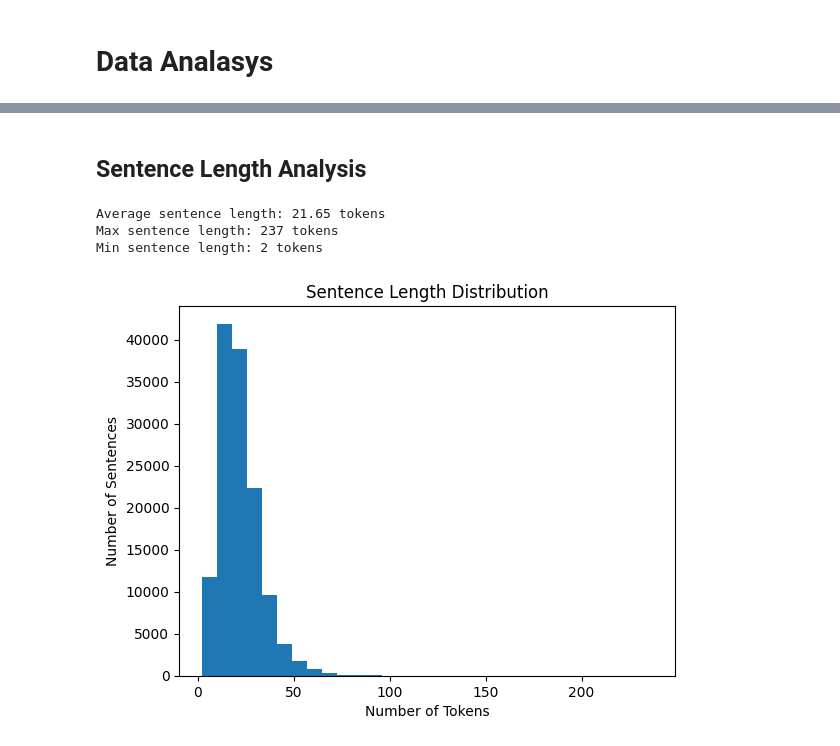
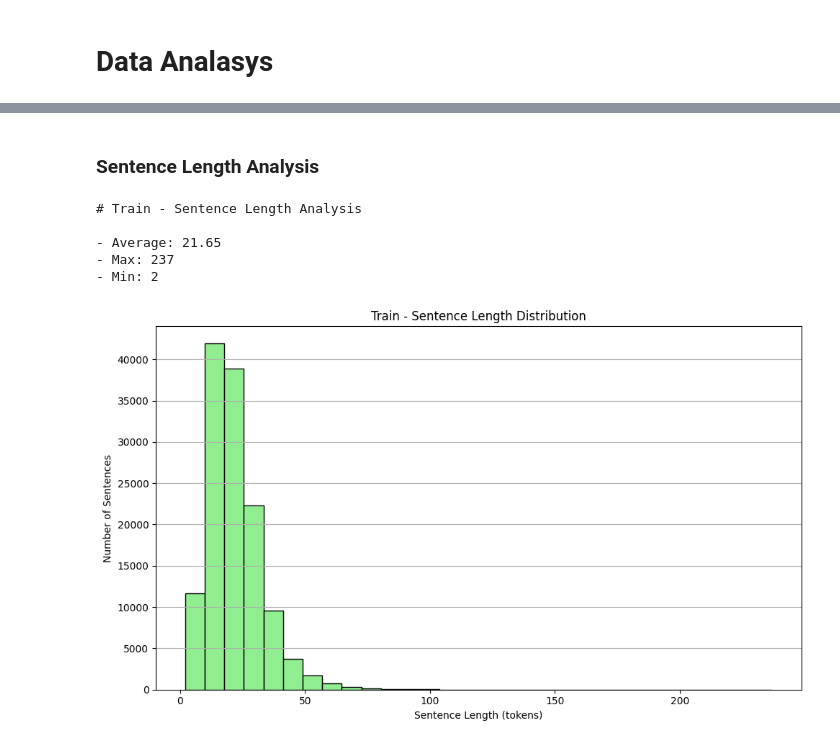
Before and after one commit to auphong2707/nlp-ner, a Jupyter notebook: EDA.ipynb, the cells around one changed output, grey strips where cells are left out. Cells and saved outputs as stored; diff of their text form; code cells hidden in the pictures.

```diff
--- a/EDA.ipynb
+++ b/EDA.ipynb
@@ -46,0 +154,2 @@ Example from Train Data:
+# %%
+train_data = clean_dataset(train_data, name="Train")
@@ -111,21 +204,11 @@ Max/Min ratio: 70817.11
 # %% [markdown]
-## Sentence Length Analysis
+### Sentence Length Analysis
 # %%
-# Sentence length analysis
-sentence_lengths = [len(item['tokens']) for item in train_data]
-
-print(f"Average sentence length: {np.mean(sentence_lengths):.2f} tokens")
-print(f"Max sentence length: {np.max(sentence_lengths)} tokens")
-print(f"Min sentence length: {np.min(sentence_lengths)} tokens")
-
-# Plot
-plt.hist(sentence_lengths, bins=30)
-plt.title("Sentence Length Distribution")
-plt.xlabel("Number of Tokens")
-plt.ylabel("Number of Sentences")
-plt.show()
+sentence_length_analysis(train_data, name="Train")
 # %% [output]
-Average sentence length: 21.65 tokens
-Max sentence length: 237 tokens
-Min sentence length: 2 tokens
+# Train - Sentence Length Analysis
+
+- Average: 21.65
+- Max: 237
+- Min: 2
-[figure, old version]
+[figure, new version]
```
Also changed, not shown: parts of 52 cells of this notebook.
